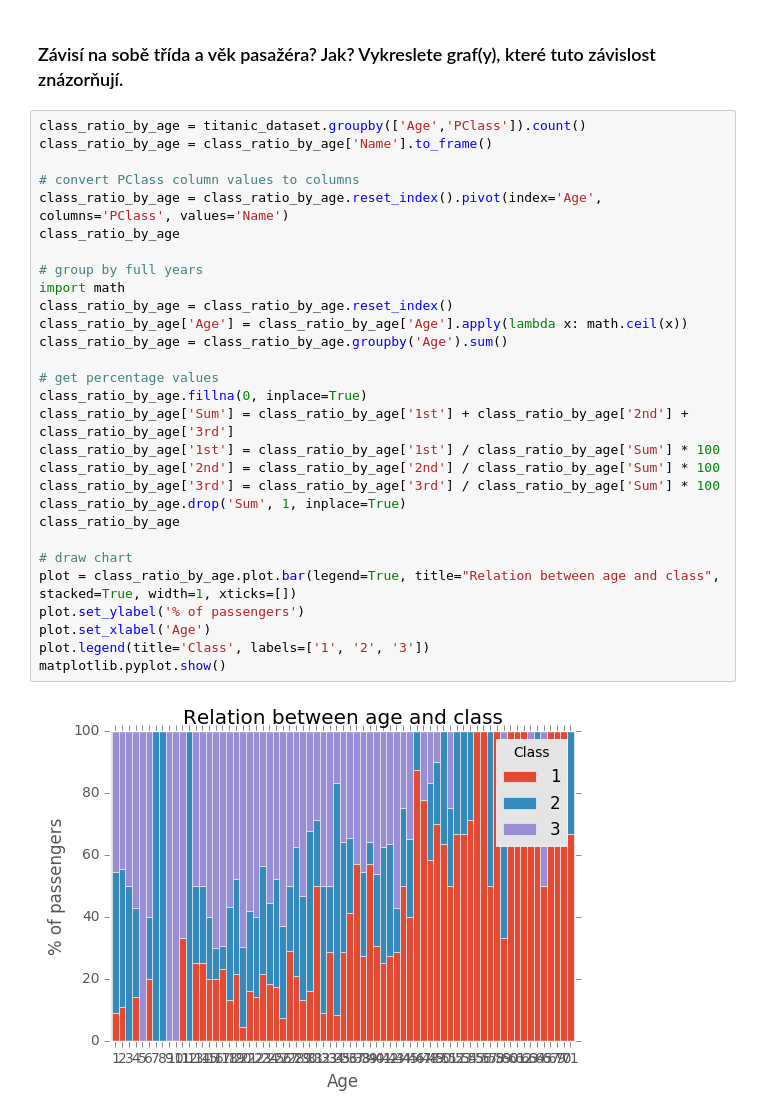
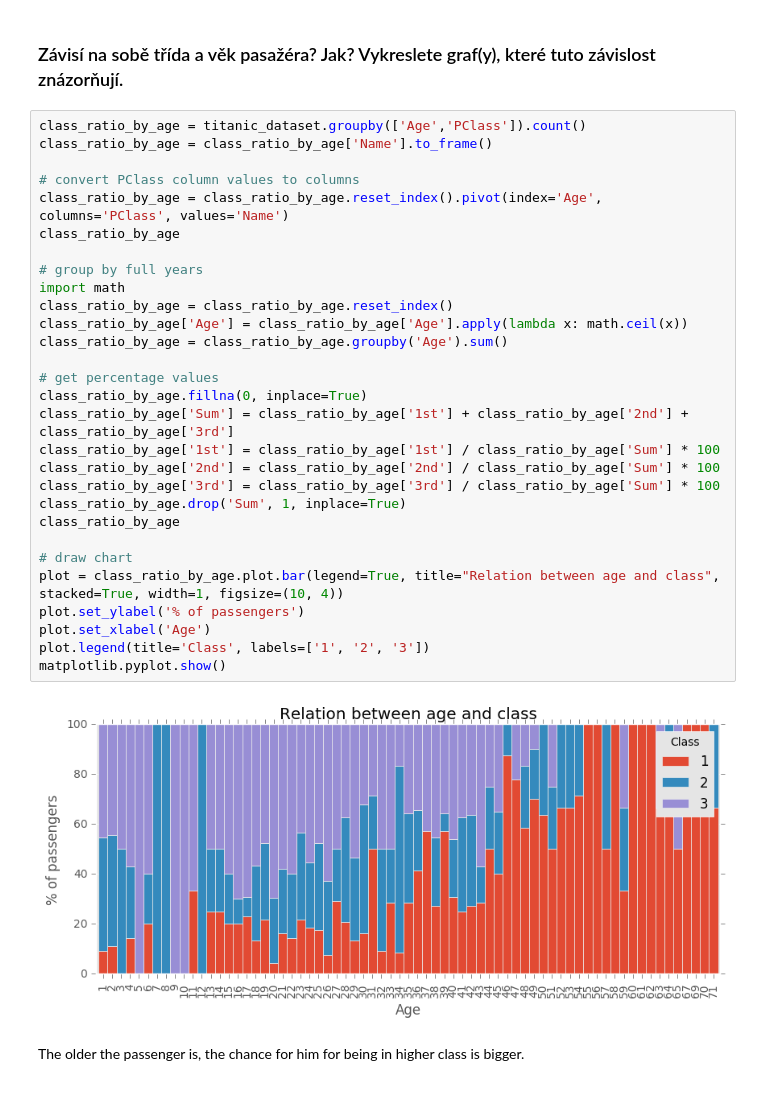
Before and after one commit to Fanarim/PYT_pandas, a Jupyter notebook: task6.ipynb, the cells around one changed output. Saved outputs shown, nothing was run; the diff lists cells and outputs as text.

```diff
--- a/task6.ipynb
+++ b/task6.ipynb
@@ -107,31 +107,33 @@ Note that age of many passengers (often the ones that died) is unknown and there
 # %%
 class_ratio_by_age = titanic_dataset.groupby(['Age','PClass']).count()
 class_ratio_by_age = class_ratio_by_age['Name'].to_frame()
 
 # convert PClass column values to columns
 class_ratio_by_age = class_ratio_by_age.reset_index().pivot(index='Age', columns='PClass', values='Name')
 class_ratio_by_age
 
 # group by full years
 import math
 class_ratio_by_age = class_ratio_by_age.reset_index()
 class_ratio_by_age['Age'] = class_ratio_by_age['Age'].apply(lambda x: math.ceil(x))
 class_ratio_by_age = class_ratio_by_age.groupby('Age').sum()
 
 # get percentage values
 class_ratio_by_age.fillna(0, inplace=True)
 class_ratio_by_age['Sum'] = class_ratio_by_age['1st'] + class_ratio_by_age['2nd'] + class_ratio_by_age['3rd']
 class_ratio_by_age['1st'] = class_ratio_by_age['1st'] / class_ratio_by_age['Sum'] * 100
 class_ratio_by_age['2nd'] = class_ratio_by_age['2nd'] / class_ratio_by_age['Sum'] * 100
 class_ratio_by_age['3rd'] = class_ratio_by_age['3rd'] / class_ratio_by_age['Sum'] * 100
 class_ratio_by_age.drop('Sum', 1, inplace=True)
 class_ratio_by_age
 
 # draw chart
-plot = class_ratio_by_age.plot.bar(legend=True, title="Relation between age and class", stacked=True, width=1, xticks=[])
+plot = class_ratio_by_age.plot.bar(legend=True, title="Relation between age and class", stacked=True, width=1, figsize=(10, 4))
 plot.set_ylabel('% of passengers')
 plot.set_xlabel('Age')
 plot.legend(title='Class', labels=['1', '2', '3'])
 matplotlib.pyplot.show()
 # %% [output]
-[figure, old version]
+[figure, new version]
+# %% [markdown]
+The older the passenger is, the chance for him for being in higher class is bigger.
```
Also changed, not shown: parts of 2 cells of this notebook.
